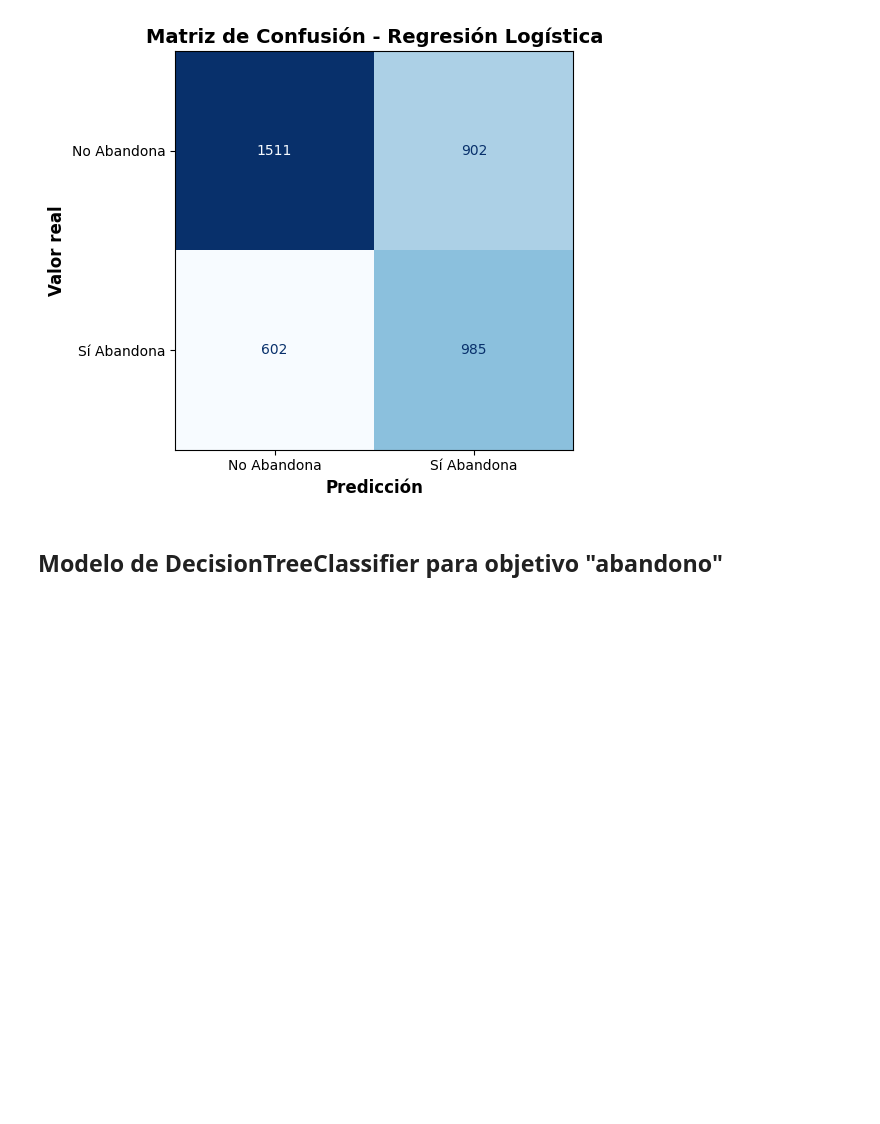
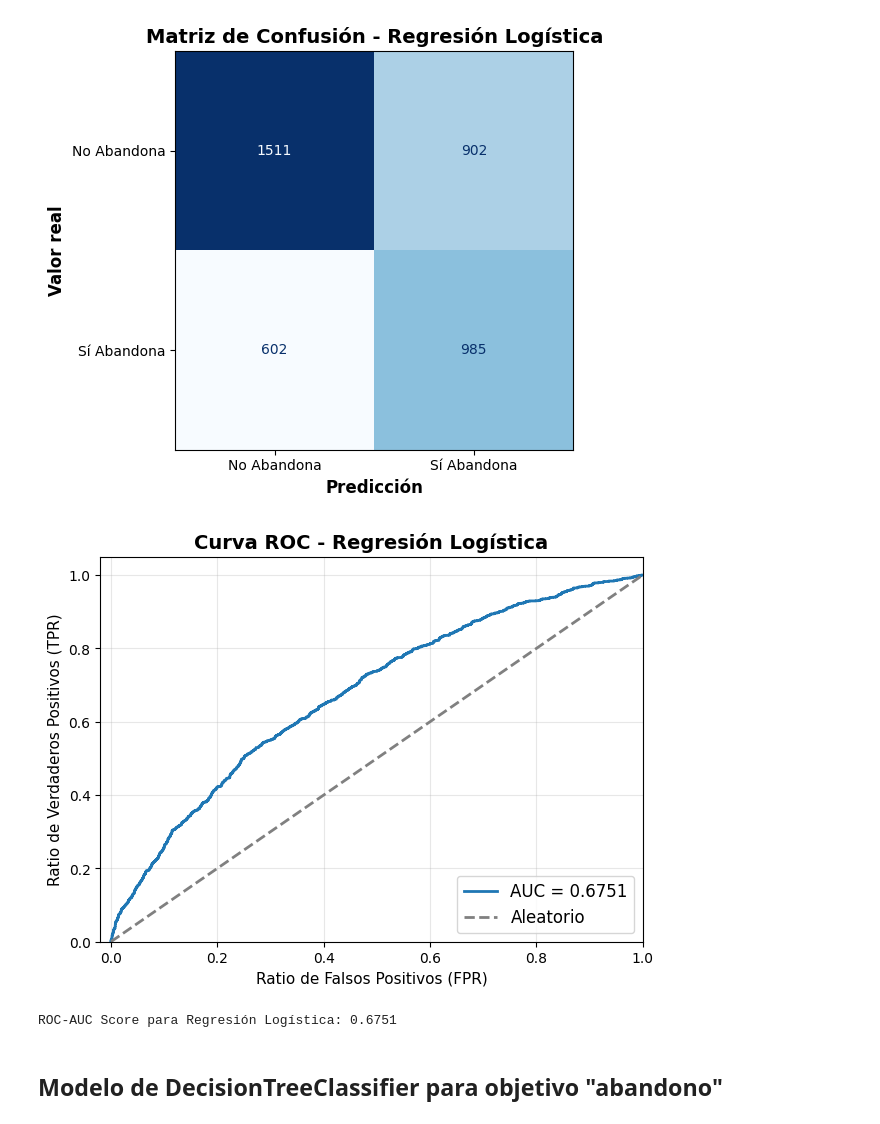
Before and after one commit to ramirezluna-david/proyecto_modelado_grp2, a Jupyter notebook: notebooks/02_modelos_supervisados.ipynb, the cells around one changed output. Saved outputs shown, nothing was run; the diff lists cells and outputs as text; code cells hidden in the pictures; blank space fills up the shorter version.

```diff
--- a/notebooks/02_modelos_supervisados.ipynb
+++ b/notebooks/02_modelos_supervisados.ipynb
@@ -474,6 +475,16 @@ graficar_matriz_confusion(
 )
 # %% [output]
 [figure]
+# %%
+graficar_curva_roc(
+    modelo=pipeline_modelo_lr,
+    X_test=X_test,
+    y_test=y_test,
+    nombre_modelo="Regresión Logística"
+)
+# %% [output]
+[figure, added]
+ROC-AUC Score para Regresión Logística: 0.6751
 # %% [markdown]
 ## Modelo de DecisionTreeClassifier para objetivo "abandono"
 # %%
```
Also changed, not shown: parts of 4 cells of this notebook, 9 other files.
